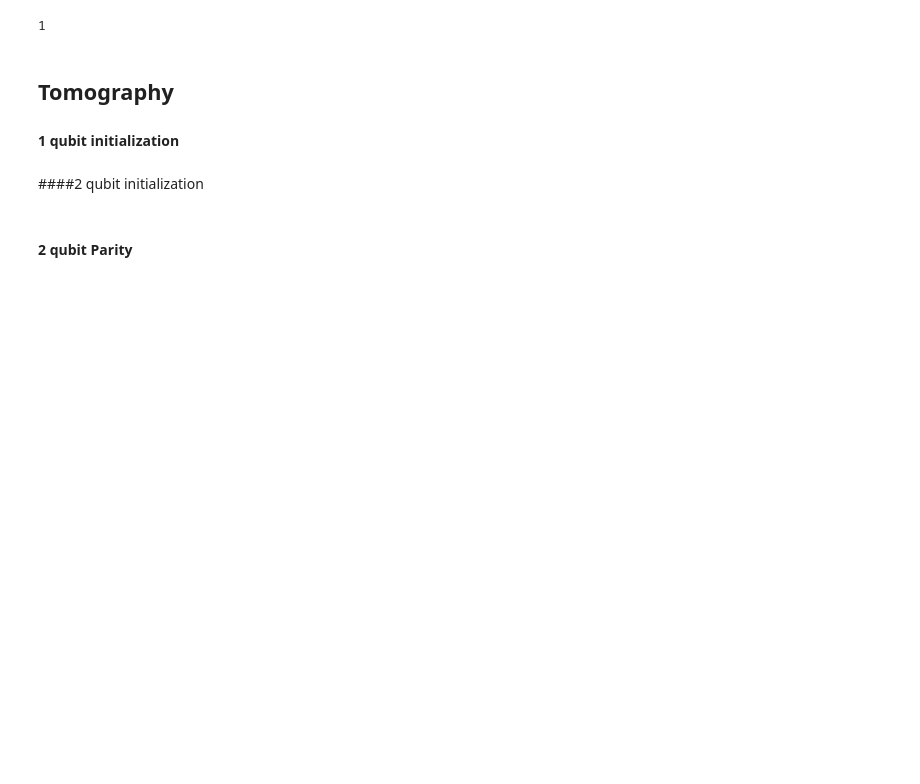
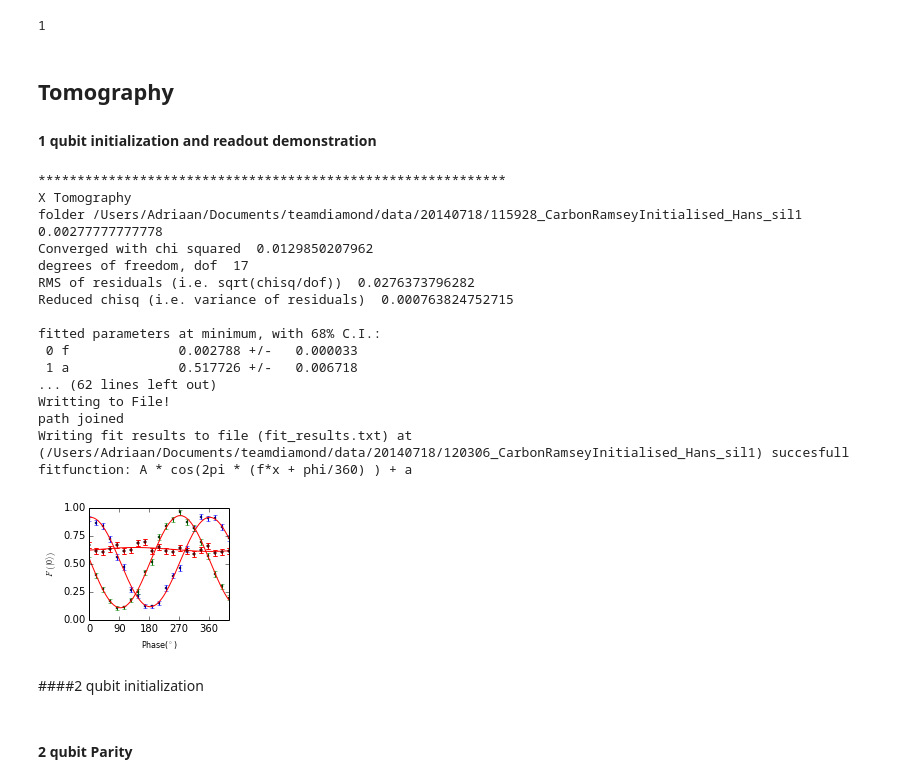
Before and after one commit to AdriaanRol/iPythonNotebooks, a Jupyter notebook: LT2/Master Thesis Figures Adriaan.ipynb, the cells around one changed output. Cells and saved outputs as stored; diff of their text form; code cells hidden in the pictures; blank space fills up the shorter version.

Commit message:
Update with single qubit control figure

```diff
--- a/LT2/Master Thesis Figures Adriaan.ipynb
+++ b/LT2/Master Thesis Figures Adriaan.ipynb
@@ -279,7 +262,35 @@ c
 1
 # %% [markdown]
 ## Tomography
-#### 1 qubit initialization
+#### 1 qubit initialization and readout demonstration
+# %%
+import Single_qubit_tomography as tomo
+reload(tomo)
+Result=tomo.OneQubitTomo(timestamp = '20140718_120306',  fixed = [], plot_fit = True, show_guess = False, do_print = True,
+                             frequency =[1./360,1./360,1./360],  offset =[0.5,0.5,0.5],
+                             amplitude = [0.5,0.5,0.5],  phase =[0,90,0],
+                             xticks = [0,90,180,270,360],savename ='RO_and_init_C1'  ,
+                             figsize = (2.5,2),fontsize = 8,
+                             linewidth = 1,markersize =2,show_legend=False)
+# %% [output]
+************************************************************
+X Tomography
+folder /Users/Adriaan/Documents/teamdiamond/data/20140718/115928_CarbonRamseyInitialised_Hans_sil1
+0.00277777777778
+Converged with chi squared  0.0129850207962
+degrees of freedom, dof  17
+RMS of residuals (i.e. sqrt(chisq/dof))  0.0276373796282
+Reduced chisq (i.e. variance of residuals)  0.000763824752715
+
+fitted parameters at minimum, with 68% C.I.:
+ 0 f              0.002788 +/-   0.000033
+ 1 a              0.517726 +/-   0.006718
+... (62 lines left out)
+Writting to File!
+path joined
+Writing fit results to file (fit_results.txt) at (/Users/Adriaan/Documents/teamdiamond/data/20140718/120306_CarbonRamseyInitialised_Hans_sil1) succesfull
+fitfunction: A * cos(2pi * (f*x + phi/360) ) + a
+[figure, added]
 # %% [markdown]
 ####2 qubit initialization
 # %% [markdown]
```
Also changed, not shown: parts of 1 cell of this notebook.
